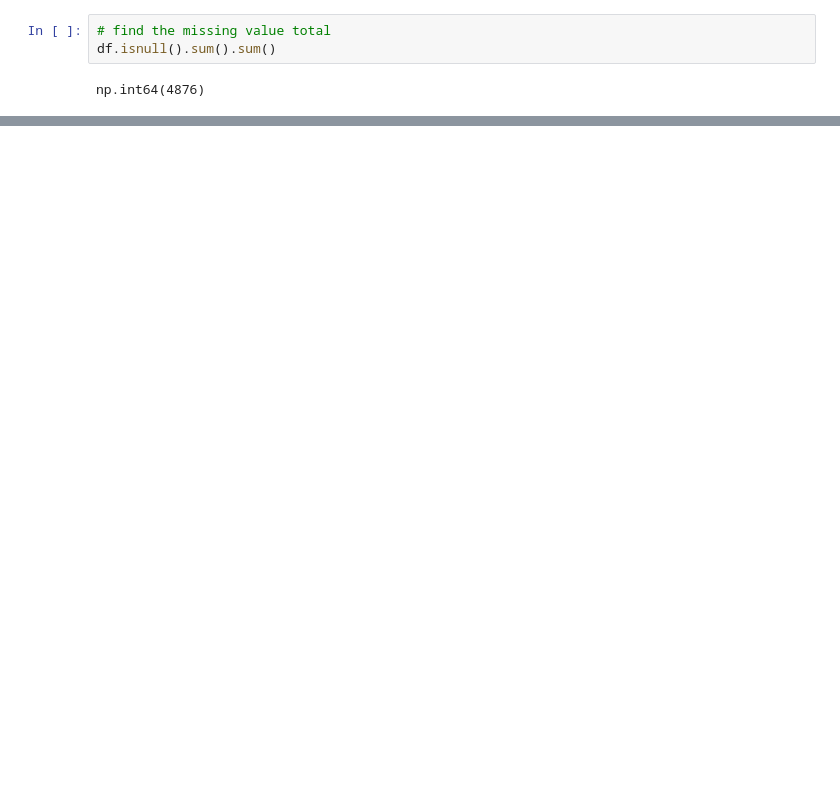
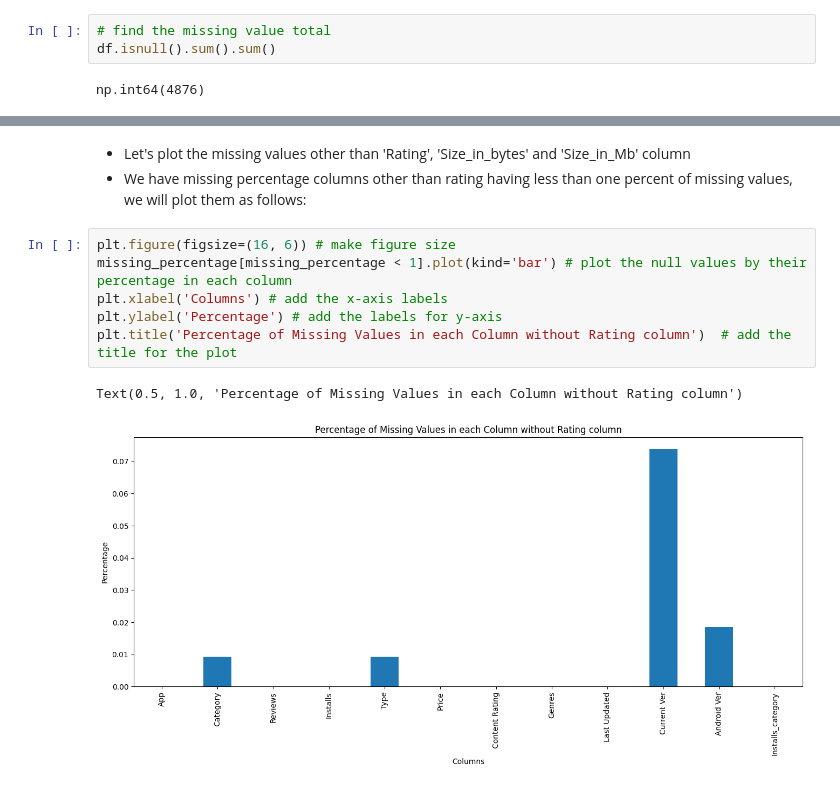
Before and after one commit to Sidra97aries/Python-for-DataScience, a Jupyter notebook: Eda_google_play_store.ipynb, the cells around one changed output, grey strips where cells are left out. Drawn from its saved outputs; the diff is of its cells as text; blank space fills up the shorter version.

```diff
--- a/Eda_google_play_store.ipynb
+++ b/Eda_google_play_store.ipynb
@@ -496,0 +503,12 @@ Text(0.5, 1.0, 'Missing Values Percentage in each Column')
+# %% [markdown]
+- Let's plot the missing values other than 'Rating', 'Size_in_bytes' and 'Size_in_Mb' column
+- We have missing percentage columns other than rating having less than one percent of missing values, we will plot them as follows:
+# %%
+plt.figure(figsize=(16, 6)) # make figure size
+missing_percentage[missing_percentage < 1].plot(kind='bar') # plot the null values by their percentage in each column
+plt.xlabel('Columns') # add the x-axis labels
+plt.ylabel('Percentage') # add the labels for y-axis
+plt.title('Percentage of Missing Values in each Column without Rating column')  # add the title for the plot
+# %% [output]
+Text(0.5, 1.0, 'Percentage of Missing Values in each Column without Rating column')
+[figure, added]
```
Also changed, not shown: parts of 66 cells of this notebook.
